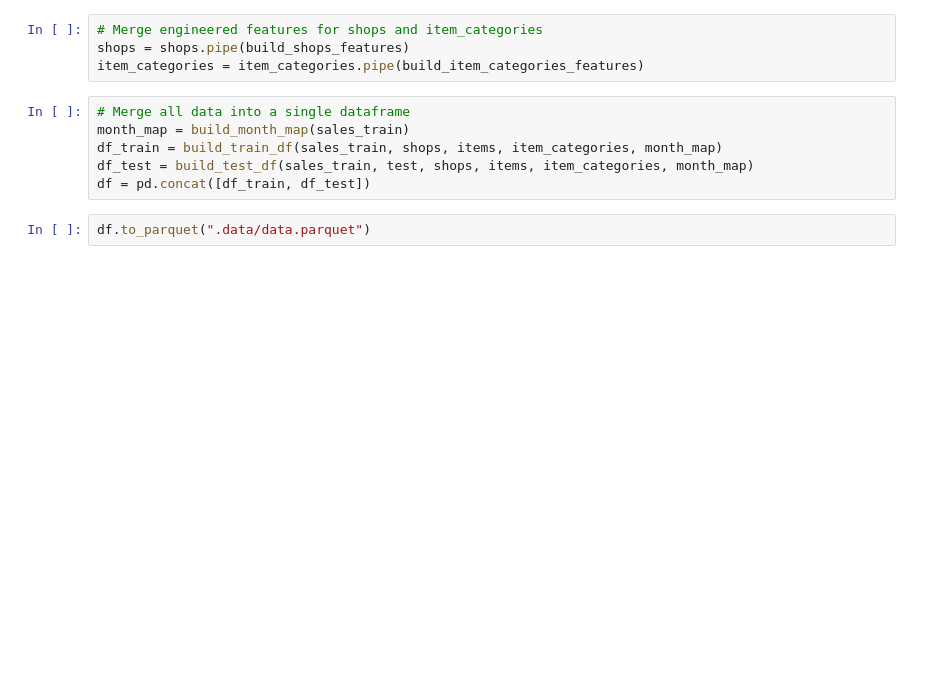
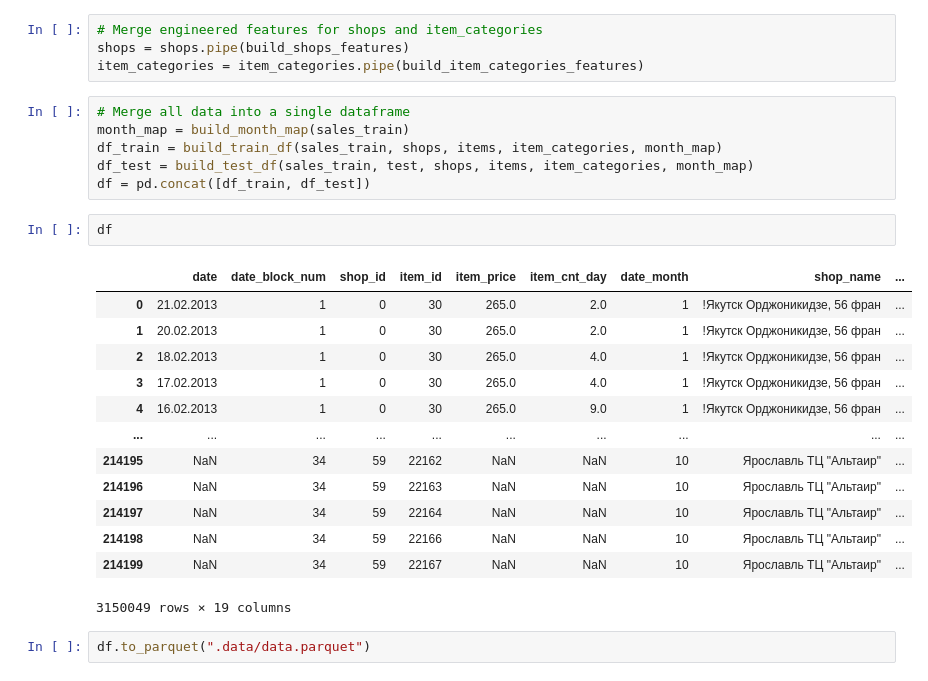
Before and after one commit to milymilek/sales-forecasting, a Jupyter notebook: notebooks/1_baseline_dataset_construction.ipynb, the cells around one changed output. Drawn from its saved outputs; the diff is of its cells as text; blank space fills up the shorter version.

```diff
--- a/notebooks/1_baseline_dataset_construction.ipynb
+++ b/notebooks/1_baseline_dataset_construction.ipynb
@@ -28,5 +28,21 @@ month_map = build_month_map(sales_train)
 df_train = build_train_df(sales_train, shops, items, item_categories, month_map)
 df_test = build_test_df(sales_train, test, shops, items, item_categories, month_map)
 df = pd.concat([df_train, df_test])
+# %%
+df
+# %% [output]
+|  | date | date_block_num | shop_id | item_id | item_price | item_cnt_day | date_month | shop_name | ... |
+| 0 | 21.02.2013 | 1 | 0 | 30 | 265.0 | 2.0 | 1 | !Якутск Орджоникидзе, 56 фран | ... |
+| 1 | 20.02.2013 | 1 | 0 | 30 | 265.0 | 2.0 | 1 | !Якутск Орджоникидзе, 56 фран | ... |
+| 2 | 18.02.2013 | 1 | 0 | 30 | 265.0 | 4.0 | 1 | !Якутск Орджоникидзе, 56 фран | ... |
+| 3 | 17.02.2013 | 1 | 0 | 30 | 265.0 | 4.0 | 1 | !Якутск Орджоникидзе, 56 фран | ... |
+| 4 | 16.02.2013 | 1 | 0 | 30 | 265.0 | 9.0 | 1 | !Якутск Орджоникидзе, 56 фран | ... |
+| ... | ... | ... | ... | ... | ... | ... | ... | ... | ... |
+| 214195 | NaN | 34 | 59 | 22162 | NaN | NaN | 10 | Ярославль ТЦ "Альтаир" | ... |
+| 214196 | NaN | 34 | 59 | 22163 | NaN | NaN | 10 | Ярославль ТЦ "Альтаир" | ... |
+| 214197 | NaN | 34 | 59 | 22164 | NaN | NaN | 10 | Ярославль ТЦ "Альтаир" | ... |
+| 214198 | NaN | 34 | 59 | 22166 | NaN | NaN | 10 | Ярославль ТЦ "Альтаир" | ... |
+| 214199 | NaN | 34 | 59 | 22167 | NaN | NaN | 10 | Ярославль ТЦ "Альтаир" | ... |
+3150049 rows × 19 columns
 # %%
 df.to_parquet(".data/data.parquet")
```
Also changed, not shown: 8 other files.
